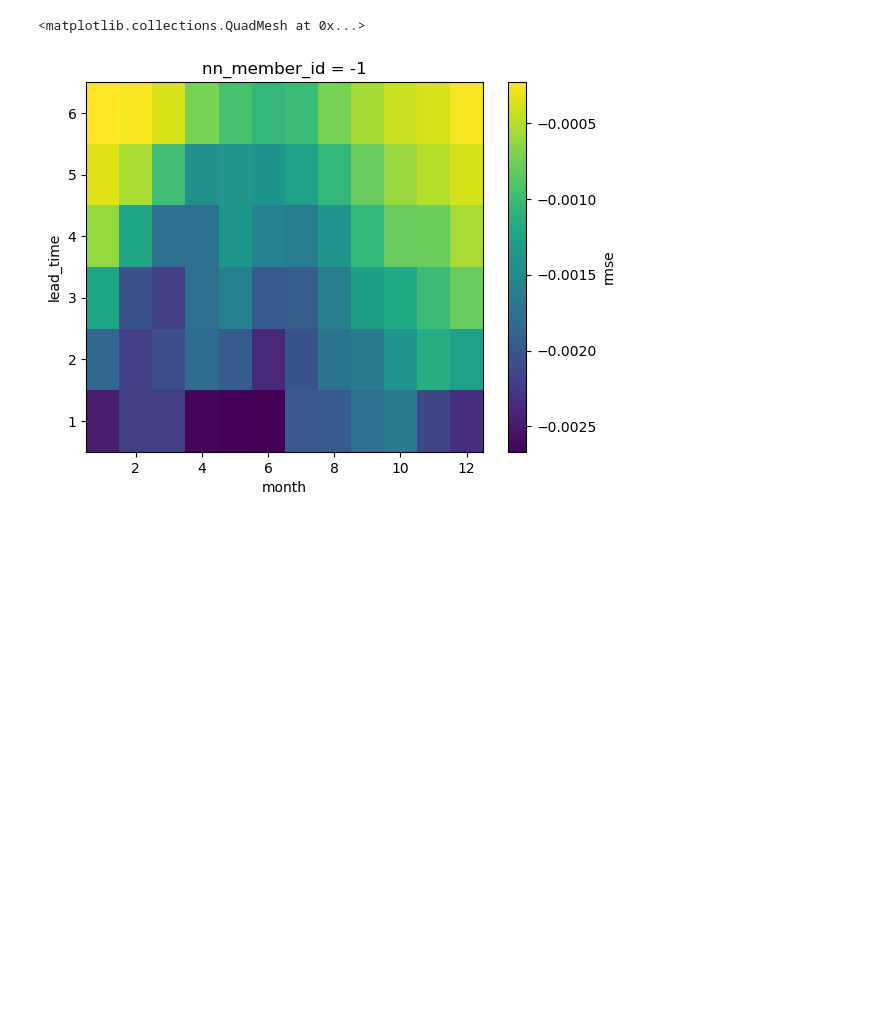
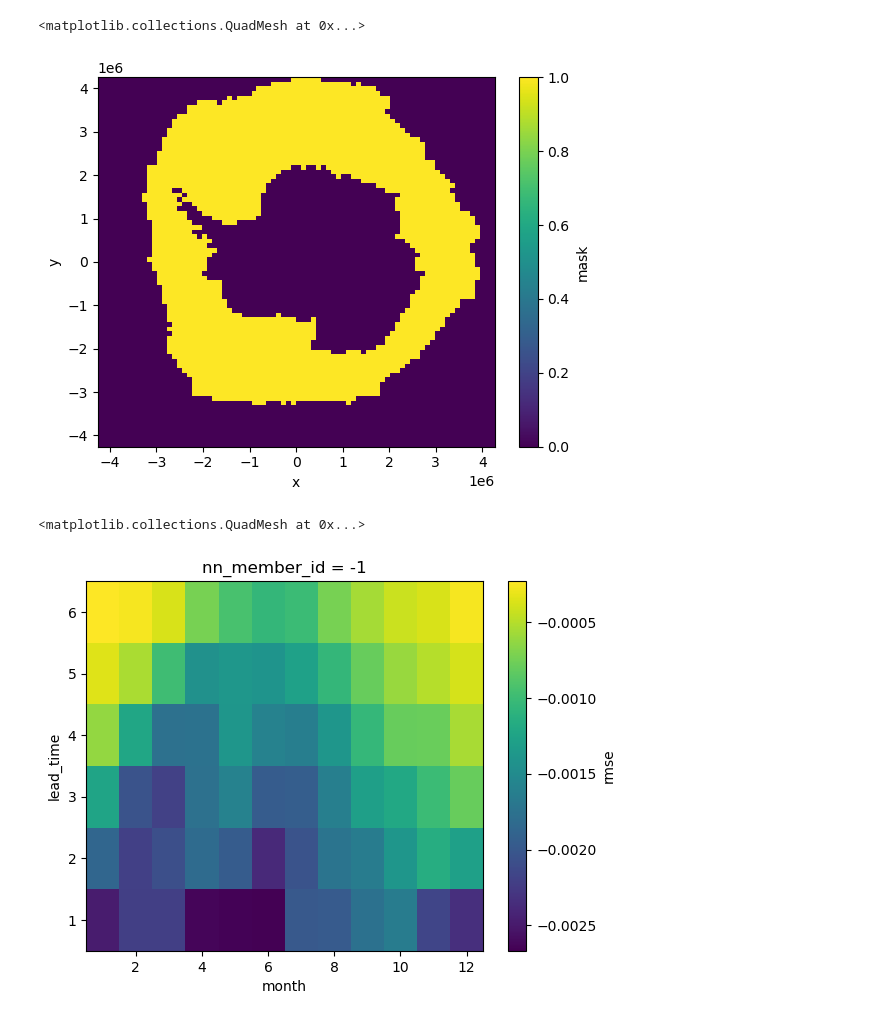
Before and after one commit to ychnli/sicpred, a Jupyter notebook: exp3_figures.ipynb, the cells around one changed output. Saved outputs shown, nothing was run; the diff lists cells and outputs as text; code cells hidden in the pictures; blank space fills up the shorter version.

```diff
--- a/exp3_figures.ipynb
+++ b/exp3_figures.ipynb
@@ -43,5 +52,8 @@ acc_agg.sel(nn_member_id=-1).plot(cmap="Spectral", vmin=0, vmax=1)
 # %%
-xr.open_dataset("/oak/stanford/groups/earlew/yuchen/cesm_data/icefrac/icefrac.nc")
+xr.open_dataset("/oak/stanford/groups/earlew/yuchen/obs_data/ice_occurrence_mask.nc")["mask"].plot()
+# %% [output]
+<matplotlib.collections.QuadMesh at 0x...>
+[figure, added]
 # %%
 rmse_agg = xr.open_dataset("/scratch/users/yucli/sicpred_model_predictions/obs_input2_ensemble/diagnostics/rmse_agg.nc")["rmse"]
 
```
Also changed, not shown: parts of 2 cells of this notebook, 3 other files.
